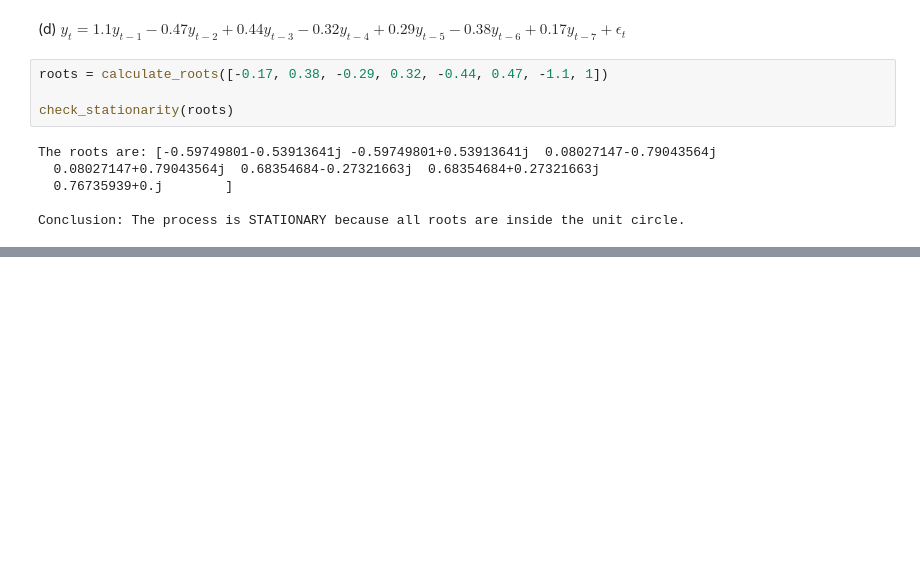
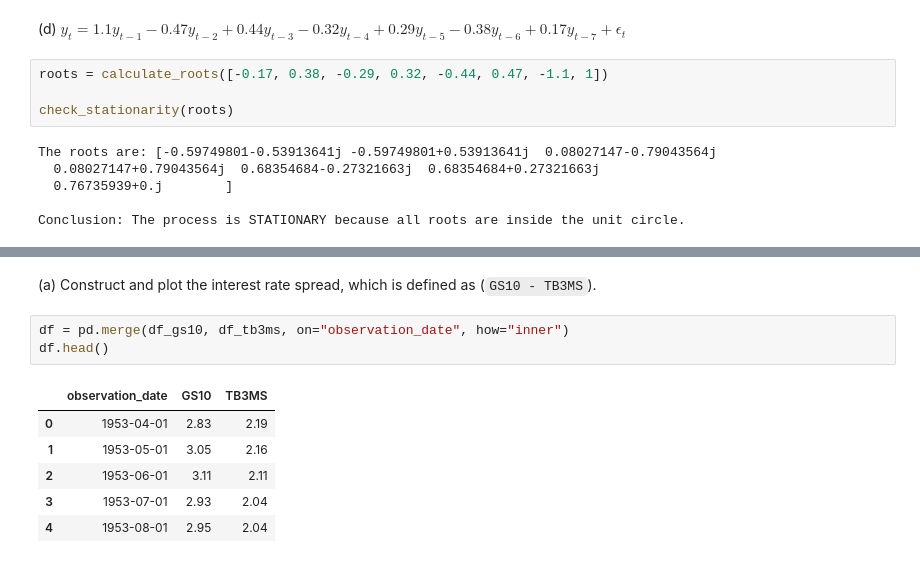
Before and after one commit to liamti5/waseda-time-series-analysis, a Jupyter notebook: notebooks/PS1_liamtessendorf.ipynb, the cells around one changed output, grey strips where cells are left out. Cells and saved outputs as stored; diff of their text form; blank space fills up the shorter version.

```diff
--- a/notebooks/PS1_liamtessendorf.ipynb
+++ b/notebooks/PS1_liamtessendorf.ipynb
@@ -137,0 +170,12 @@ Conclusion: The process is STATIONARY because all roots are inside the unit circ
+# %% [markdown]
+(a) Construct and plot the interest rate spread, which is defined as (`GS10 - TB3MS`).
+# %%
+df = pd.merge(df_gs10, df_tb3ms, on="observation_date", how="inner")
+df.head()
+# %% [output]
+|  | observation_date | GS10 | TB3MS |
+| 0 | 1953-04-01 | 2.83 | 2.19 |
+| 1 | 1953-05-01 | 3.05 | 2.16 |
+| 2 | 1953-06-01 | 3.11 | 2.11 |
+| 3 | 1953-07-01 | 2.93 | 2.04 |
+| 4 | 1953-08-01 | 2.95 | 2.04 |
```
Also changed, not shown: parts of 10 cells of this notebook.
